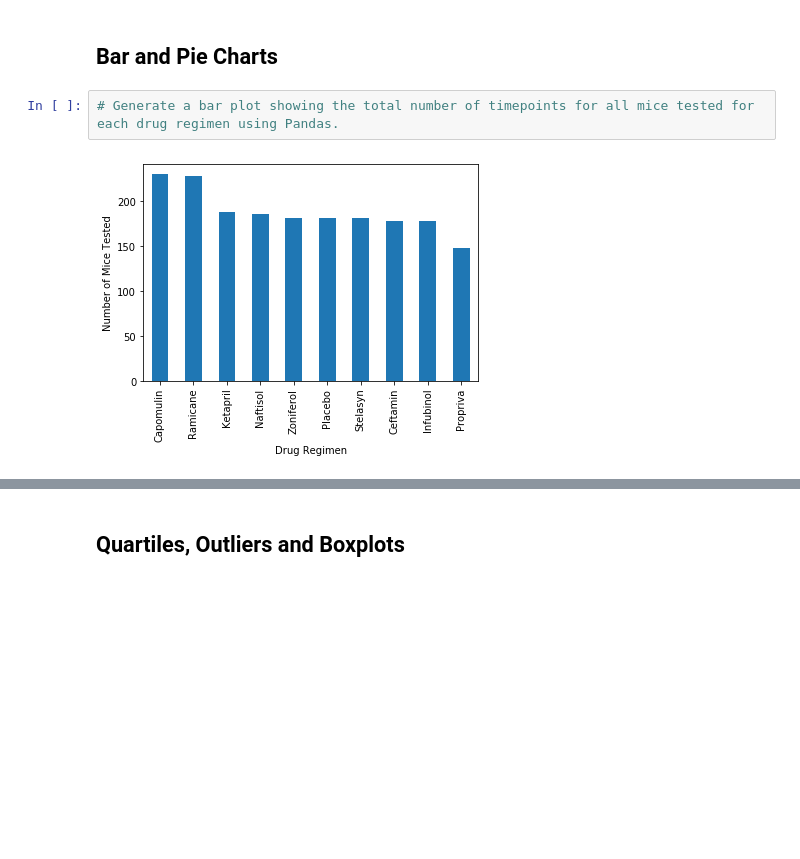
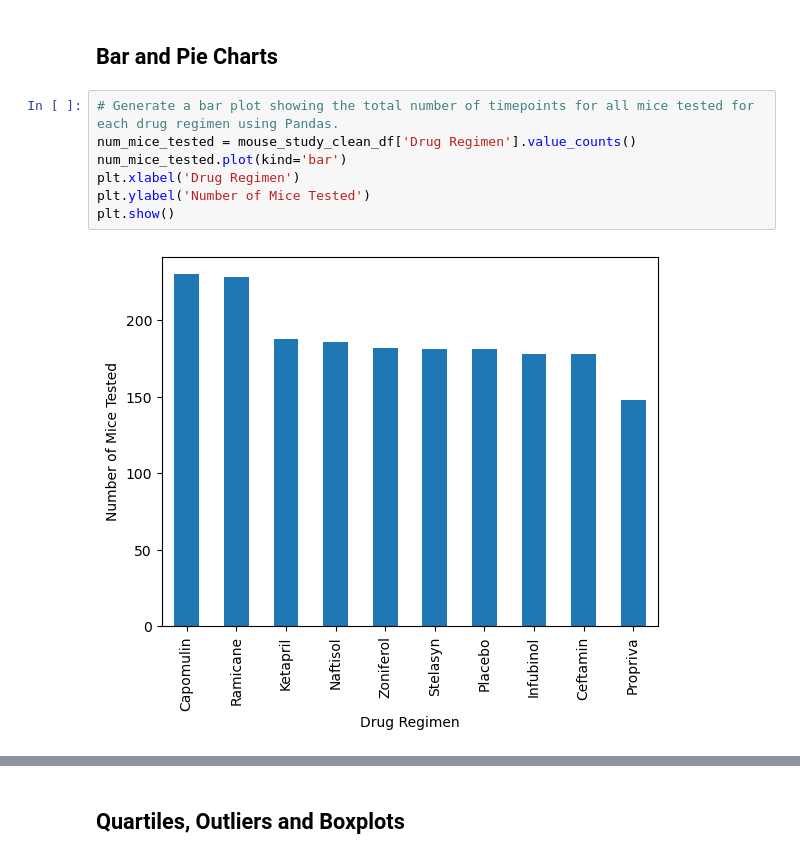
Before and after one commit to mlech413/Matplotlib-Data-Visualization, a Jupyter notebook: Pymaceuticals/pymaceuticals.ipynb, the cells around one changed output, grey strips where cells are left out. Drawn from its saved outputs; the diff is of its cells as text; blank space fills up the shorter version.

```diff
--- a/Pymaceuticals/pymaceuticals.ipynb
+++ b/Pymaceuticals/pymaceuticals.ipynb
@@ -149,7 +151,12 @@ mouse_study_clean_df.groupby('Drug Regimen').agg({'Tumor Volume (mm3)':['mean','
 ## Bar and Pie Charts
 # %%
 # Generate a bar plot showing the total number of timepoints for all mice tested for each drug regimen using Pandas.
+num_mice_tested = mouse_study_clean_df['Drug Regimen'].value_counts()
+num_mice_tested.plot(kind='bar')
+plt.xlabel('Drug Regimen')
+plt.ylabel('Number of Mice Tested')
+plt.show()
 # %% [output]
-[figure, old version]
+[figure, new version]
 # %%
 # Generate a bar plot showing the total number of timepoints for all mice tested for each drug regimen using pyplot.
```
Also changed, not shown: parts of 10 cells of this notebook.
